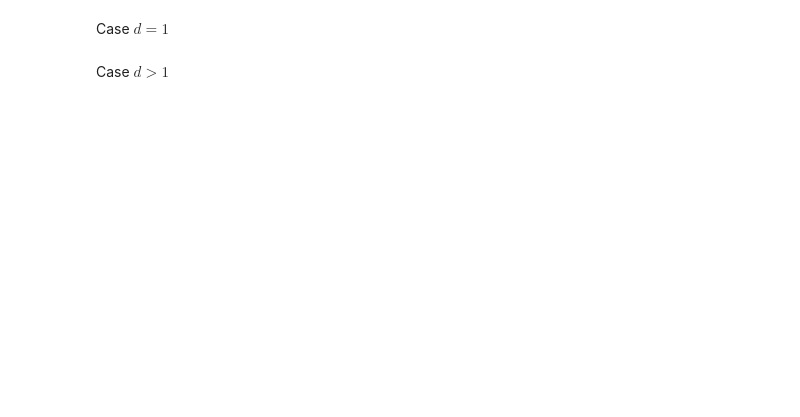
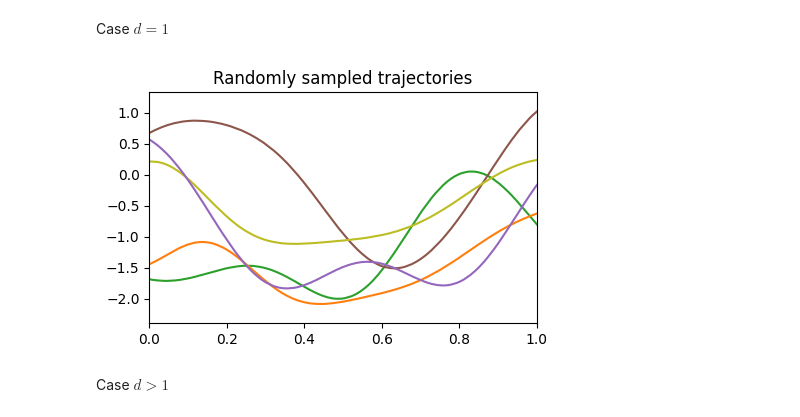
Before and after one commit to lordPachy/hpcengineering, a Jupyter notebook: Computational Statistics/04_random_fields.ipynb, the cells around one changed output. Drawn from its saved outputs; the diff is of its cells as text; code cells hidden in the pictures; blank space fills up the shorter version.

```diff
--- a/Computational Statistics/04_random_fields.ipynb
+++ b/Computational Statistics/04_random_fields.ipynb
@@ -251,11 +327,15 @@ returns a sample matrix $\mathbf{Z}\in\mathbb{R}^{N_h\times N}$ where each colum
 
 Test your implementation on the two test cases right below $(d=1,2)$. Try playing with the kernel function (different $\kappa$ or different correlation lenghts) to see how the latter affects the smothness and the variability of the trajectories.
-# %%
-def KKLcombine(xis, lambdas_kkl, psis_kkl):
-  # TO DO...
-  # TO DO...
-  # TO DO...
-  return
+# %%
+def KKLcombine(yis, lambdas_kkl, bis_kkl):
+  # yis has shape: Nh x samples
+  # lambdas_kkl is a vector of length Nh
+  # bis is Nh x Nh (Nh eigenfunctions of length Nh)
+
+  coefficients = np.sqrt(lambdas_kkl.reshape(-1, 1)) * yis
+  Z = bis_kkl @ coefficients
+
+  return Z
 # %% [markdown]
 Case $d=1$
 # %%
@@ -264,24 +344,27 @@ Vh = fe.space(mesh, 'CG', 1)
 clc()
 
 kernel = lambda r: np.exp(-10*r**2)
-lambdas, psis, M = KKLdecomposition(kernel, Vh)
+lambdas, bis, M = KKLdecomposition(kernel, Vh)
 # %%
 N = 5
 np.random.seed(0)
-xis = # TO DO...
-Z = KKLcombine(xis, lambdas, psis)
+nmodes = bis.shape[1]   #Nh
+yis = np.random.randn(nmodes, N)
+Z = KKLcombine(yis, lambdas, bis)
 
 plt.figure(figsize = (5, 3))
 plt.title("Randomly sampled trajectories")
 
 for i in range(N):
   fe.plot(Z[:, i], Vh)
 
 seg = lambda a, b, t: (1-t)*a + t*b
 zmin, zmax = Z.min(), Z.max()
 plt.axis([0, 1, seg(zmin, zmax, -0.1), seg(zmin, zmax, 1.1)])
 plt.axis("on")
 None
+# %% [output]
+[figure, added]
 # %% [markdown]
 Case $d>1$
 # %%
```
Also changed, not shown: parts of 37 cells of this notebook.
